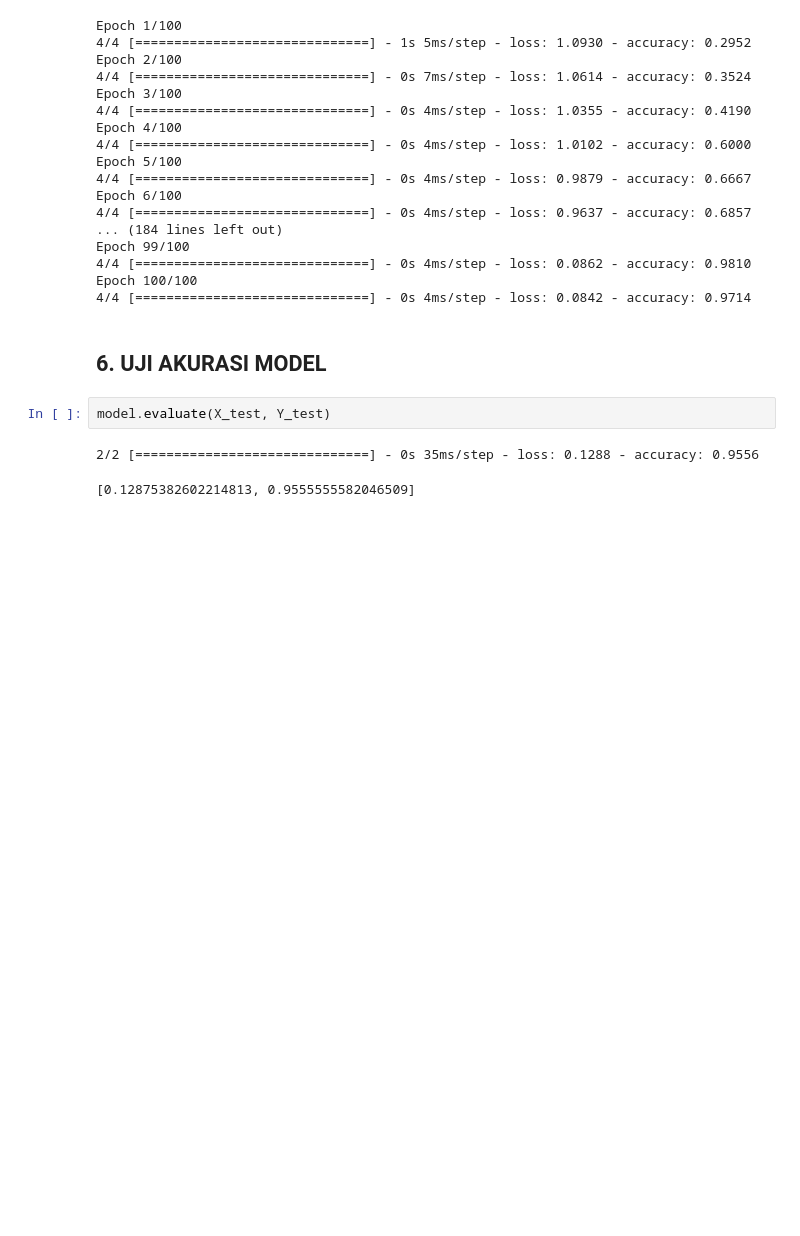
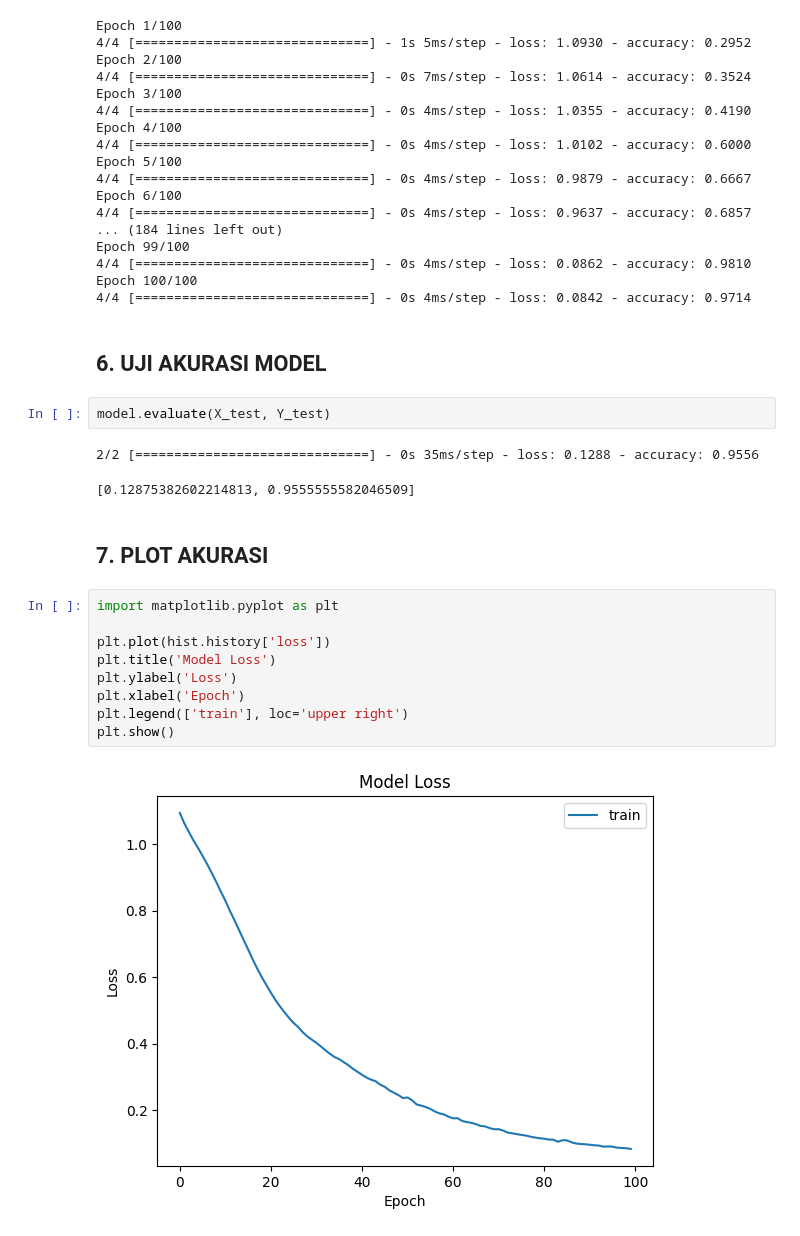
Before and after one commit to alwiyahya99/MachineLearning, a Jupyter notebook: 3_Membuat_Model_untuk_Klasifikasi_Banyak_Kelas.ipynb, the cells around one changed output. Cells and saved outputs as stored; diff of their text form; blank space fills up the shorter version.

```diff
--- a/3_Membuat_Model_untuk_Klasifikasi_Banyak_Kelas.ipynb
+++ b/3_Membuat_Model_untuk_Klasifikasi_Banyak_Kelas.ipynb
@@ -180,3 +180,16 @@ model.evaluate(X_test, Y_test)
 # %% [output]
 2/2 [==============================] - 0s 35ms/step - loss: 0.1288 - accuracy: 0.9556
 [0.12875382602214813, 0.9555555582046509]
+# %% [markdown]
+## **7. PLOT AKURASI**
+# %%
+import matplotlib.pyplot as plt
+
+plt.plot(hist.history['loss'])
+plt.title('Model Loss')
+plt.ylabel('Loss')
+plt.xlabel('Epoch')
+plt.legend(['train'], loc='upper right')
+plt.show()
+# %% [output]
+[figure, added]
```
Also changed, not shown: parts of 1 cell of this notebook.
